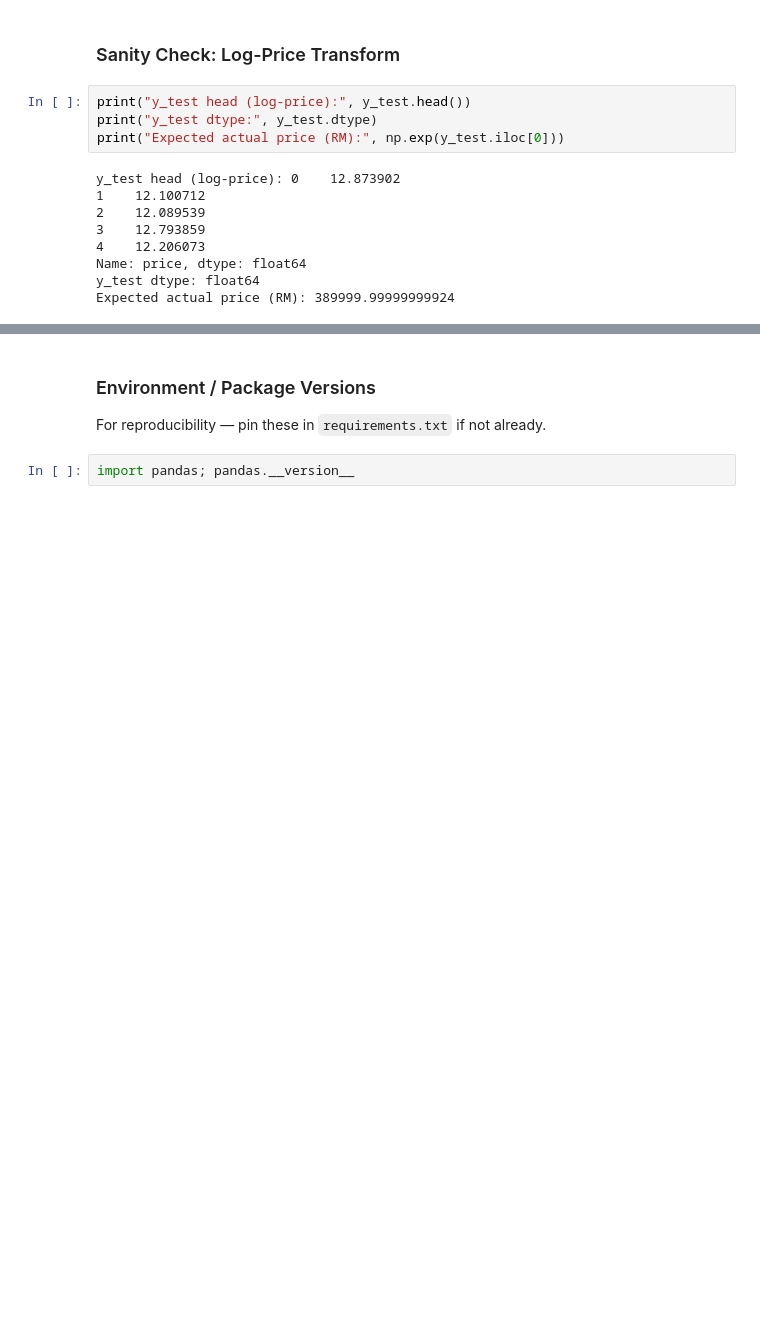
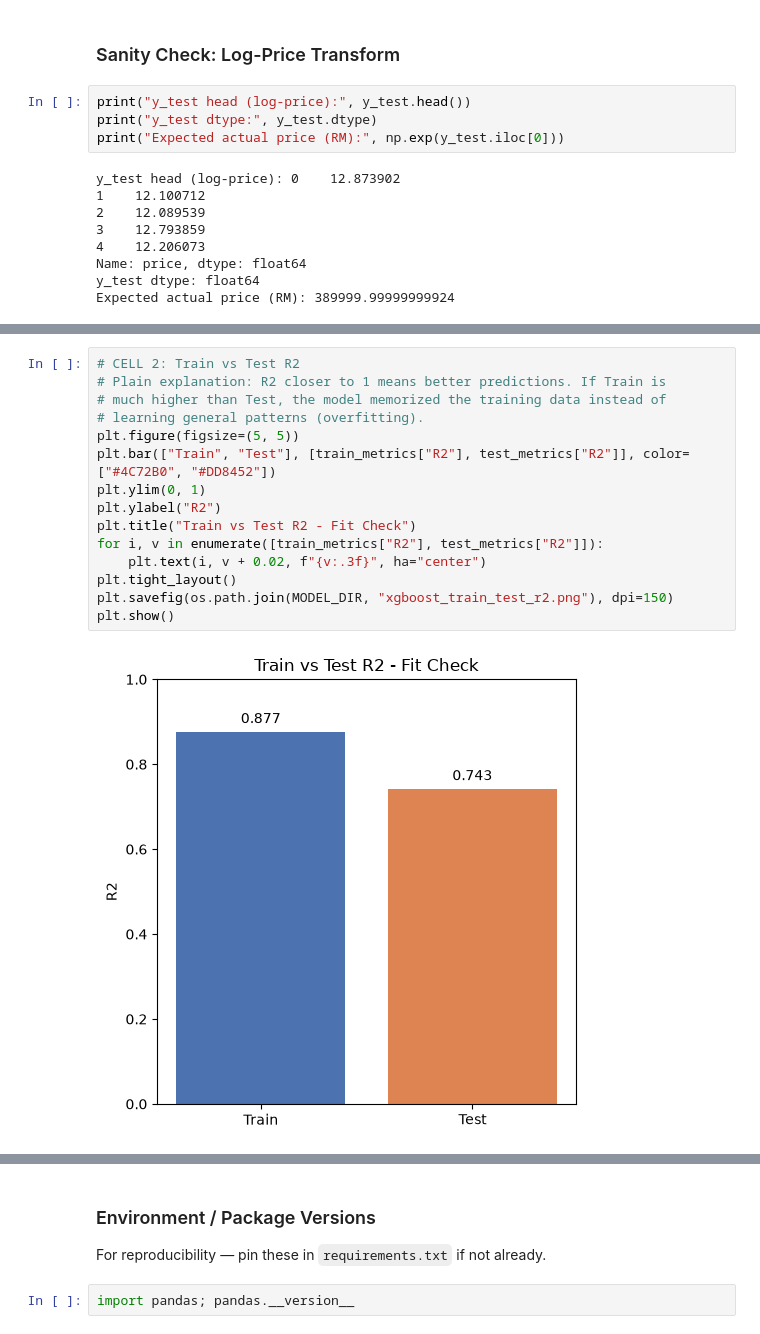
Before and after one commit to Lowzh5/Malaysian-Condominium-Prices-Data, a Jupyter notebook: src/model_XGBoost.ipynb, the cells around one changed output, grey strips where cells are left out. Drawn from its saved outputs; the diff is of its cells as text; blank space fills up the shorter version.

```diff
--- a/src/model_XGBoost.ipynb
+++ b/src/model_XGBoost.ipynb
@@ -295,0 +388,17 @@ Expected actual price (RM): 389999.99999999924
+# %%
+# CELL 2: Train vs Test R2
+# Plain explanation: R2 closer to 1 means better predictions. If Train is
+# much higher than Test, the model memorized the training data instead of
+# learning general patterns (overfitting).
+plt.figure(figsize=(5, 5))
+plt.bar(["Train", "Test"], [train_metrics["R2"], test_metrics["R2"]], color=["#4C72B0", "#DD8452"])
+plt.ylim(0, 1)
+plt.ylabel("R2")
+plt.title("Train vs Test R2 - Fit Check")
+for i, v in enumerate([train_metrics["R2"], test_metrics["R2"]]):
+    plt.text(i, v + 0.02, f"{v:.3f}", ha="center")
+plt.tight_layout()
+plt.savefig(os.path.join(MODEL_DIR, "xgboost_train_test_r2.png"), dpi=150)
+plt.show()
+# %% [output]
+[figure, added]
```
Also changed, not shown: parts of 12 cells of this notebook.
